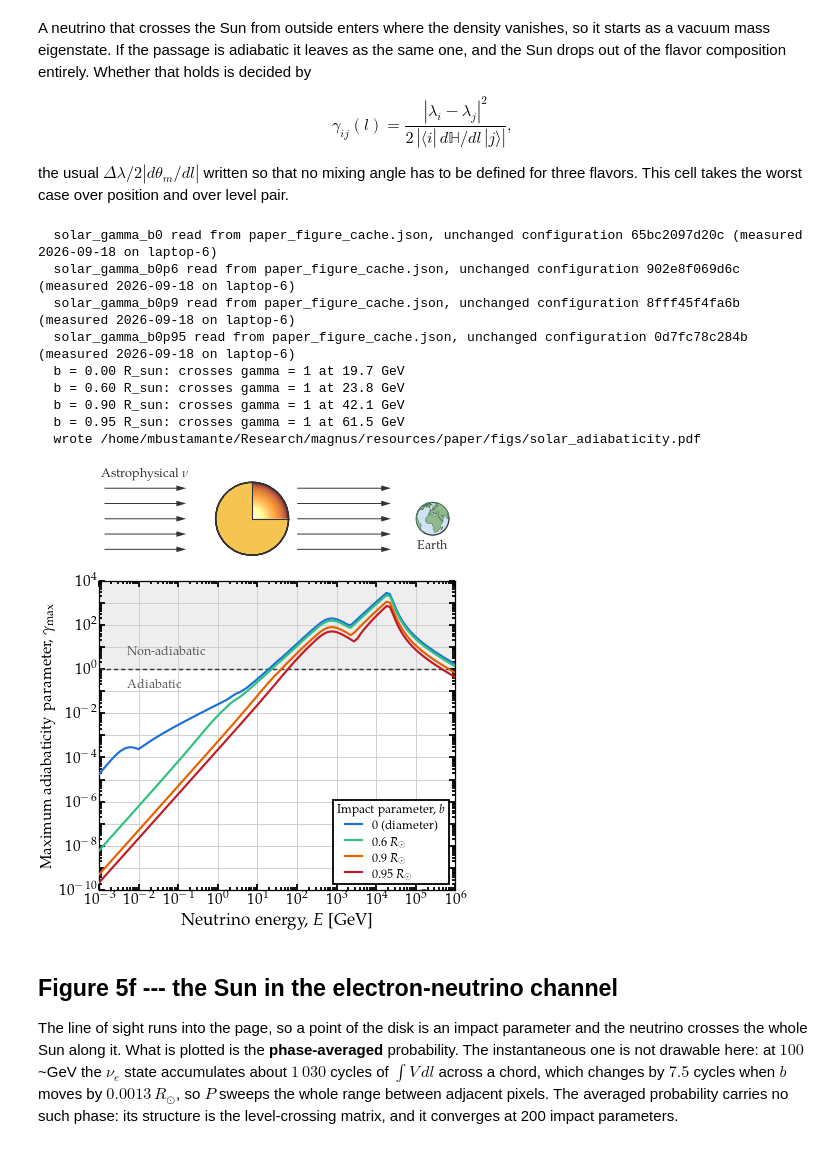
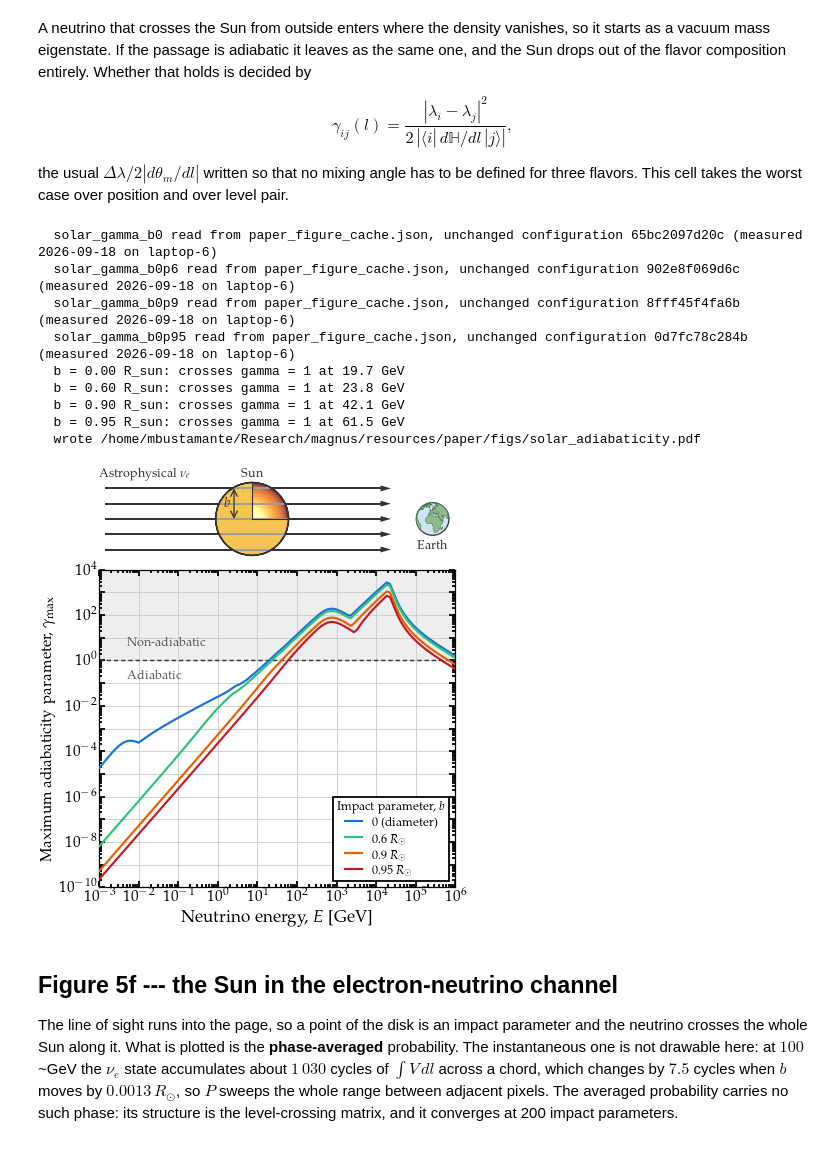
Before and after one commit to mbustama/Magnus, a Jupyter notebook: notebooks/28_magnus_paper_figures.ipynb, the cells around one changed output. Saved outputs shown, nothing was run; the diff lists cells and outputs as text; code cells hidden in the pictures.

```diff
--- a/notebooks/28_magnus_paper_figures.ipynb
+++ b/notebooks/28_magnus_paper_figures.ipynb
@@ -3038,16 +3038,23 @@ def solar_gamma_curve(br):
 GAMMA = {br: solar_gamma_curve(br) for br, _, _ in SOLAR_B}
 
 fig = plt.figure(figsize=(COL, 3.95))
-solar_gs = fig.add_gridspec(2, 1, height_ratios=[0.33, 1.0], hspace=0.06)
+solar_gs = fig.add_gridspec(2, 1, height_ratios=[0.33, 1.0], hspace=0.01)
 
 # --- the setup, drawn above the measurement: flux in, Sun, flux out, Earth.
 axs = fig.add_subplot(solar_gs[0])
 SUN_X, SUN_RD, EAR_X, EAR_RD = 4.35, 1.05, 9.55, 0.47
+# Each ray runs unbroken from left to right, turning grey over the stretch that
+# lies inside the Sun, so the picture shows one trajectory rather than two.
 for y_arrow in (-0.88, -0.44, 0.0, 0.44, 0.88):
-    for x0, dx in ((0.10, 2.35), (5.65, 2.70)):
-        axs.add_patch(mpl.patches.FancyArrow(
-            x0, y_arrow, dx, 0.0, width=0.028, head_width=0.16, head_length=0.28,
-            length_includes_head=True, facecolor=INK, edgecolor='none', zorder=3))
+    chord = np.sqrt(max(SUN_RD**2 - y_arrow**2, 0.0))
+    x_in, x_out = SUN_X - chord, SUN_X + chord
+    for xa, xb, color in ((0.10, x_in, INK), (x_in, x_out, '0.62'),
+                          (x_out, 8.05, INK)):
+        axs.plot([xa, xb], [y_arrow, y_arrow], color=color, lw=1.1,
+                 solid_capstyle='butt', zorder=5)
+    axs.add_patch(mpl.patches.FancyArrow(
+        8.05, y_arrow, 0.30, 0.0, width=0.001, head_width=0.17, head_length=0.30,
+        length_includes_head=True, facecolor=INK, edgecolor='none', zorder=5))
 # A quarter of the Sun is cut away, shaded by its own electron density: bright at
 # the center, where the density is highest, dark at the surface.
 solar_cmap = plt.get_cmap('afmhot')
@@ -3085,10 +3092,18 @@ for ring in LAND:
     axs.add_patch(Polygon(np.column_stack([EAR_X + EAR_RD*xx, EAR_RD*yy]),
                           closed=True, facecolor='#8fb98a', edgecolor='#4f7a55',
                           lw=0.3, zorder=5))
-axs.text(1.25, 1.10, r'Astrophysical $\nu$', ha='center', va='bottom', fontsize=7.0,
+axs.text(1.25, 1.10, r'Astrophysical $\nu_e$', ha='center', va='bottom', fontsize=7.0,
          color=INK)
+# The impact parameter, marked on one ray: the perpendicular distance from the
+# Sun's center to that trajectory.
+axs.annotate('', xy=(SUN_X - 0.52, 0.88), xytext=(SUN_X - 0.52, 0.0),
+             arrowprops=dict(arrowstyle='<->', color=INK, lw=0.7,
+                             shrinkA=0.0, shrinkB=0.0), zorder=7)
+axs.text(SUN_X - 0.62, 0.44, r'$b$', ha='right', va='center', fontsize=7.5,
+         color=INK, zorder=7)
+axs.text(SUN_X, 1.10, 'Sun', ha='center', va='bottom', fontsize=7.0, color=INK)
 axs.text(EAR_X, -EAR_RD - 0.14, 'Earth', ha='center', va='top', fontsize=7.0, color=INK)
-axs.set_xlim(-0.05, 10.2); axs.set_ylim(-1.35, 1.45)
+axs.set_xlim(-0.05, 10.2); axs.set_ylim(-1.24, 1.45)
 axs.set_aspect('equal'); axs.axis('off')
 
 ax = fig.add_subplot(solar_gs[1])
@@ -3104,34 +3119,34 @@ ax.set_xticks([10.0**k for k in range(-3, 7)])
 ax.xaxis.set_minor_locator(mpl.ticker.LogLocator(base=10.0, subs=tuple(np.arange(2, 10)*0.1),
                                                  numticks=100))
 ax.yaxis.set_minor_locator(mpl.ticker.LogLocator(base=10.0, subs=tuple(np.arange(2, 10)*0.1),
                                                  numticks=100))
 ax.set_xlabel(r'Neutrino energy, $E$ [GeV]', labelpad=2.0)
 ax.set_ylabel(r'Maximum adiabaticity parameter, $\gamma_{\rm max}$', labelpad=2.0,
               fontsize=8.5)
 ax.text(5.0e-3, 10.0**0.45, 'Non-adiabatic', fontsize=7.0, color='0.35',
         ha='left', va='bottom')
 ax.text(5.0e-3, 10.0**-0.45, 'Adiabatic', fontsize=7.0, color='0.35',
         ha='left', va='top')
 ax.grid(True, which='major', color=GRID, lw=0.5); ax.set_axisbelow(True)
 leg = ax.legend(loc='lower right', fontsize=6.8, handlelength=1.4, borderpad=0.35,
                 labelspacing=0.3, title=r'Impact parameter, $b$', title_fontsize=6.8)
 leg.get_frame().set_edgecolor('black')
 for br, _, _ in SOLAR_B:
     above = SOLAR_E[GAMMA[br] > 1.0]
     print('  b = %.2f R_sun: crosses gamma = 1 at %s GeV'
           % (br, ('%.3g' % above.min()) if len(above) else 'never'))
 save(fig, 'solar_adiabaticity.pdf')
 # %% [output]
   solar_gamma_b0 read from paper_figure_cache.json, unchanged configuration 65bc2097d20c (measured 2026-09-18 on laptop-6)
   solar_gamma_b0p6 read from paper_figure_cache.json, unchanged configuration 902e8f069d6c (measured 2026-09-18 on laptop-6)
   solar_gamma_b0p9 read from paper_figure_cache.json, unchanged configuration 8fff45f4fa6b (measured 2026-09-18 on laptop-6)
   solar_gamma_b0p95 read from paper_figure_cache.json, unchanged configuration 0d7fc78c284b (measured 2026-09-18 on laptop-6)
   b = 0.00 R_sun: crosses gamma = 1 at 19.7 GeV
   b = 0.60 R_sun: crosses gamma = 1 at 23.8 GeV
   b = 0.90 R_sun: crosses gamma = 1 at 42.1 GeV
   b = 0.95 R_sun: crosses gamma = 1 at 61.5 GeV
   wrote /home/mbustamante/Research/magnus/resources/paper/figs/solar_adiabaticity.pdf
-[figure, old version]
+[figure, new version]
 # %% [markdown]
 ## Figure 5f --- the Sun in the electron-neutrino channel
 
```
Also changed, not shown: parts of 2 cells of this notebook, 2 other files.
